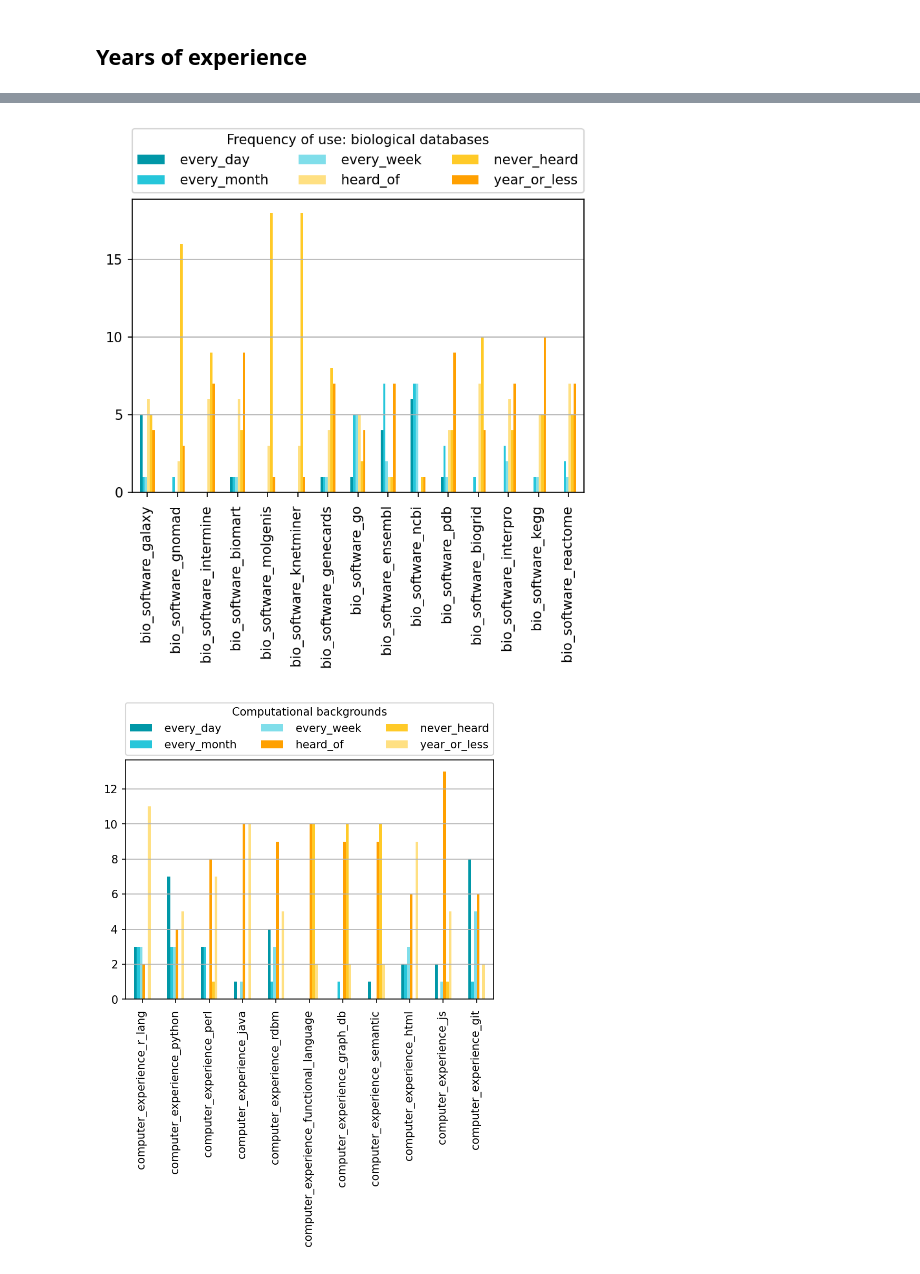
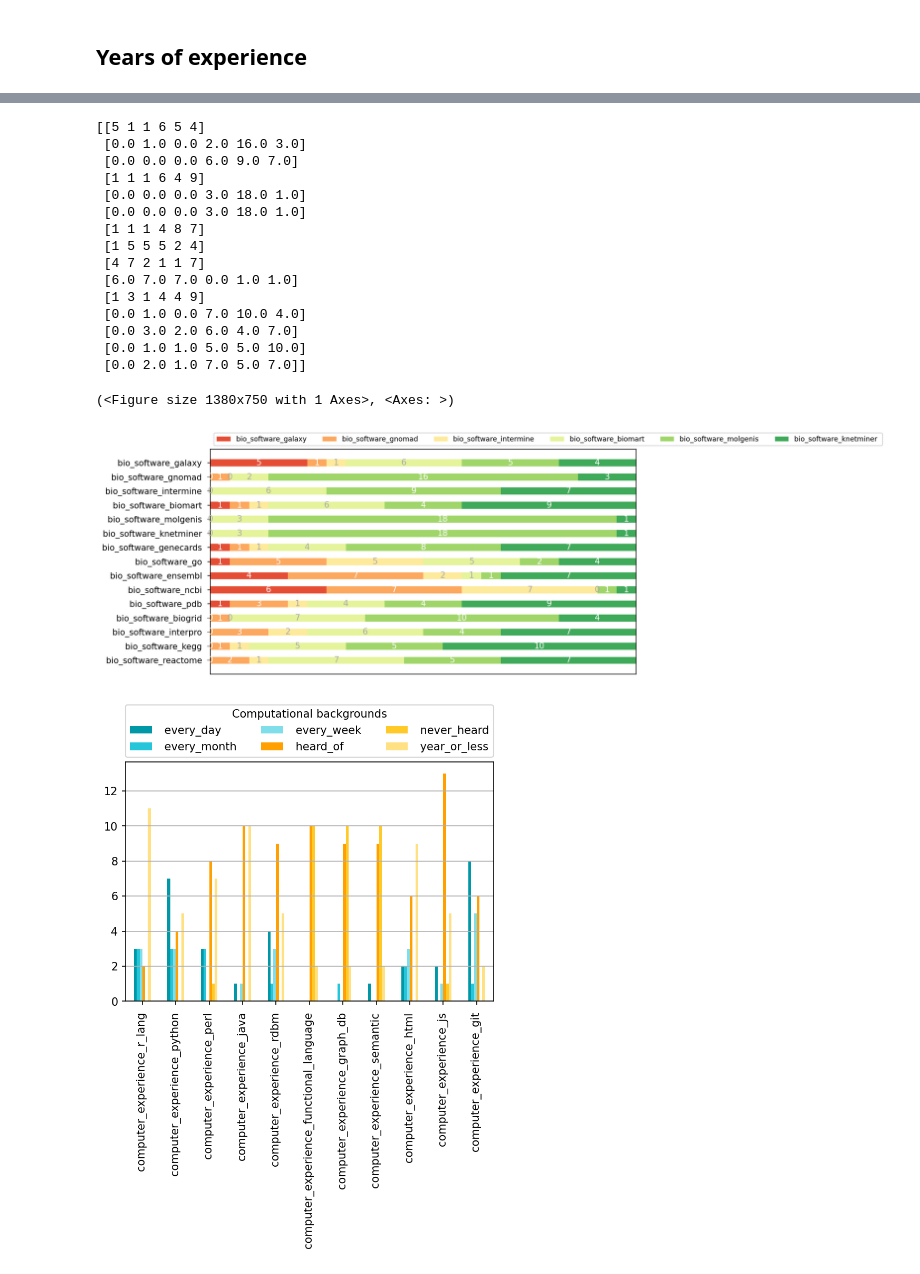
Before and after one commit to yochannah/subjective-data-models-analysis, a Jupyter notebook: import_data.ipynb, the cells around one changed output, grey strips where cells are left out. Drawn from its saved outputs; the diff is of its cells as text; code cells hidden in the pictures.

```diff
--- a/import_data.ipynb
+++ b/import_data.ipynb
@@ -324,7 +380,42 @@ def graph_bg(title, data, file_name):
-# %%
-graph_bg("Frequency of use: biological databases", bio_software, "bio_software_bg")
-# %% [output]
-[figure, removed]
+# %%
+data=bio_software
+bg_counts = {}
+labels = list()
+
+
+
+#format each column for the barchart
+for label, content in data.items():
+    vals = content.value_counts()
+    labels.append(label)
+    bg_counts[label] = vals
+
+bg_counts = pd.DataFrame(bg_counts)
+
+bg_counts = bg_counts.fillna(0)
+
+bg_counts = bg_counts.to_dict("list")
+
+frequency_of_use_order = pd.DataFrame(["every_day", " every_week", " every_month"," year_or_less", " heard_of"," never_heard"])
+survey(bg_counts, labels)
+# %% [output]
+[[5 1 1 6 5 4]
+ [0.0 1.0 0.0 2.0 16.0 3.0]
+ [0.0 0.0 0.0 6.0 9.0 7.0]
+ [1 1 1 6 4 9]
+ [0.0 0.0 0.0 3.0 18.0 1.0]
+ [0.0 0.0 0.0 3.0 18.0 1.0]
+ [1 1 1 4 8 7]
+ [1 5 5 5 2 4]
+ [4 7 2 1 1 7]
+ [6.0 7.0 7.0 0.0 1.0 1.0]
+ [1 3 1 4 4 9]
+ [0.0 1.0 0.0 7.0 10.0 4.0]
+ [0.0 3.0 2.0 6.0 4.0 7.0]
+ [0.0 1.0 1.0 5.0 5.0 10.0]
+ [0.0 2.0 1.0 7.0 5.0 7.0]]
+(<Figure size 1380x750 with 1 Axes>, <Axes: >)
+[figure, added]
 # %%
 graph_bg("Computational backgrounds", computer_experience, "comp_xp_bg")
 # %% [output]
```
Also changed, not shown: parts of 3 cells of this notebook.
